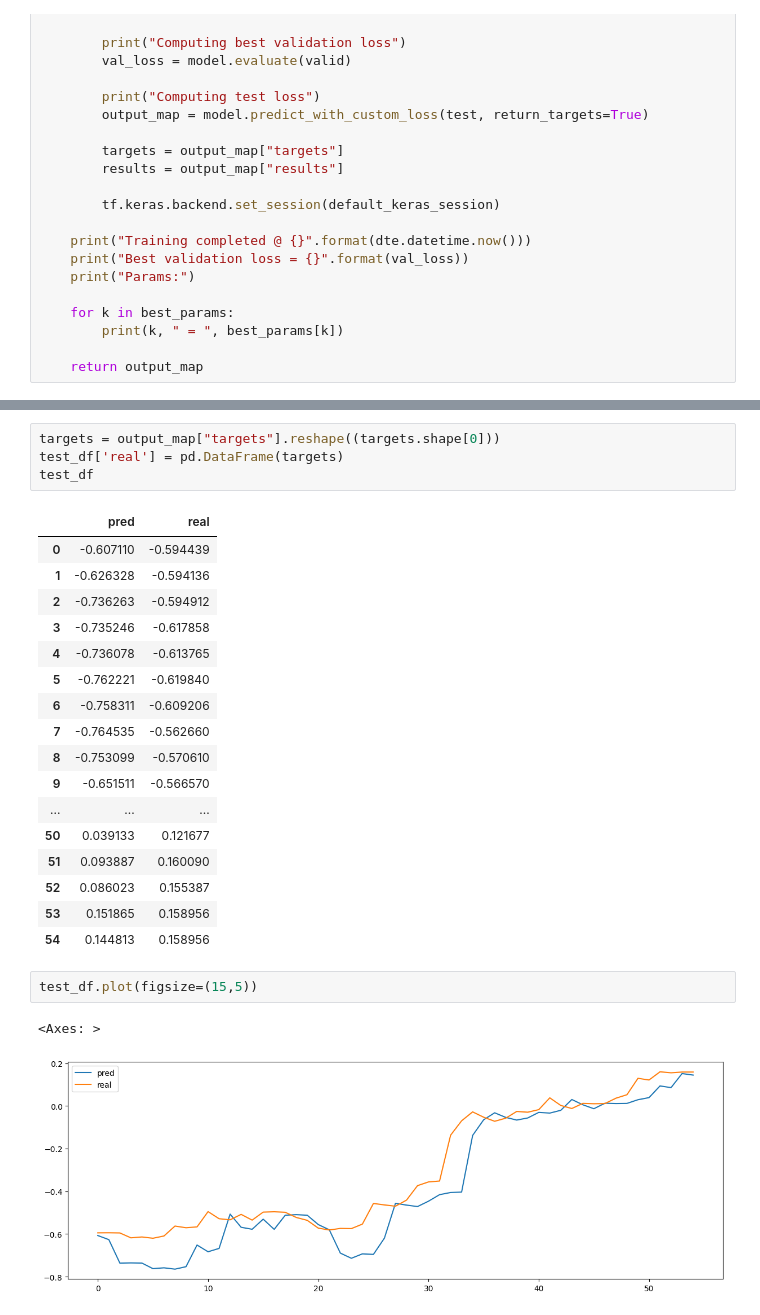
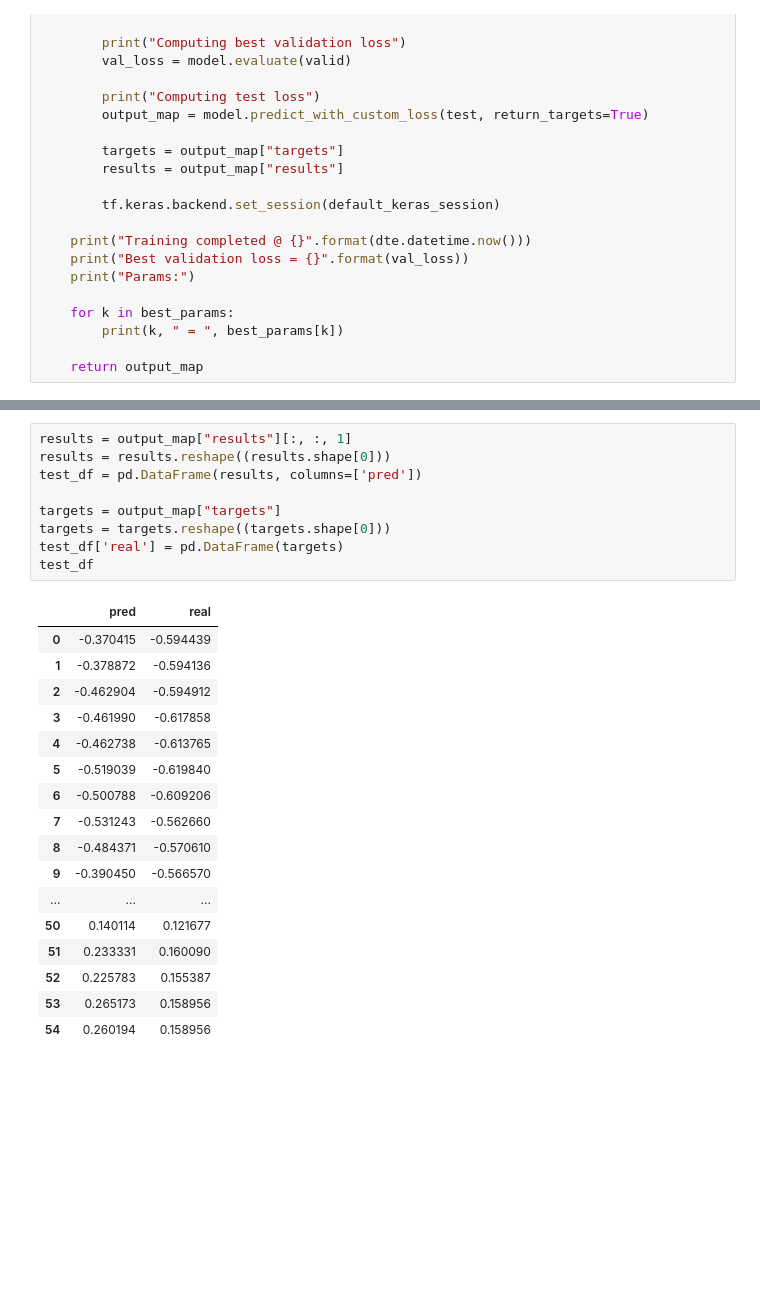
Before and after one commit to kentarokamiyajp/crypto-prediction-ml-dl, a Jupyter notebook: notebook/TFT_models/day_models/train_model_gpu_with_custom_loss.ipynb, the cells around one changed output, grey strips where cells are left out. Cells and saved outputs as stored; diff of their text form; blank space fills up the shorter version.

Commit message:
done for custom_model for daily data

```diff
--- a/notebook/TFT_models/day_models/train_model_gpu_with_custom_loss.ipynb
+++ b/notebook/TFT_models/day_models/train_model_gpu_with_custom_loss.ipynb
@@ -366,27 +326,27 @@ test_df
-# %%
-targets = output_map["targets"].reshape((targets.shape[0]))
-test_df['real'] = pd.DataFrame(targets)
-test_df
-# %% [output]
-|  | pred | real |
-| 0 | -0.607110 | -0.594439 |
-| 1 | -0.626328 | -0.594136 |
-| 2 | -0.736263 | -0.594912 |
-| 3 | -0.735246 | -0.617858 |
-| 4 | -0.736078 | -0.613765 |
-| 5 | -0.762221 | -0.619840 |
-| 6 | -0.758311 | -0.609206 |
-| 7 | -0.764535 | -0.562660 |
-| 8 | -0.753099 | -0.570610 |
-| 9 | -0.651511 | -0.566570 |
-| ... | ... | ... |
-| 50 | 0.039133 | 0.121677 |
-| 51 | 0.093887 | 0.160090 |
-| 52 | 0.086023 | 0.155387 |
-| 53 | 0.151865 | 0.158956 |
-| 54 | 0.144813 | 0.158956 |
-# %%
-test_df.plot(figsize=(15,5))
-# %% [output]
-<Axes: >
-[figure, removed]
+# %%
+results = output_map["results"][:, :, 1]
+results = results.reshape((results.shape[0]))
+test_df = pd.DataFrame(results, columns=['pred'])
+
+targets = output_map["targets"]
+targets = targets.reshape((targets.shape[0]))
+test_df['real'] = pd.DataFrame(targets)
+test_df
+# %% [output]
+|  | pred | real |
+| 0 | -0.370415 | -0.594439 |
+| 1 | -0.378872 | -0.594136 |
+| 2 | -0.462904 | -0.594912 |
+| 3 | -0.461990 | -0.617858 |
+| 4 | -0.462738 | -0.613765 |
+| 5 | -0.519039 | -0.619840 |
+| 6 | -0.500788 | -0.609206 |
+| 7 | -0.531243 | -0.562660 |
+| 8 | -0.484371 | -0.570610 |
+| 9 | -0.390450 | -0.566570 |
+| ... | ... | ... |
+| 50 | 0.140114 | 0.121677 |
+| 51 | 0.233331 | 0.160090 |
+| 52 | 0.225783 | 0.155387 |
+| 53 | 0.265173 | 0.158956 |
+| 54 | 0.260194 | 0.158956 |
```
Also changed, not shown: parts of 5 cells of this notebook, 1 other file.
